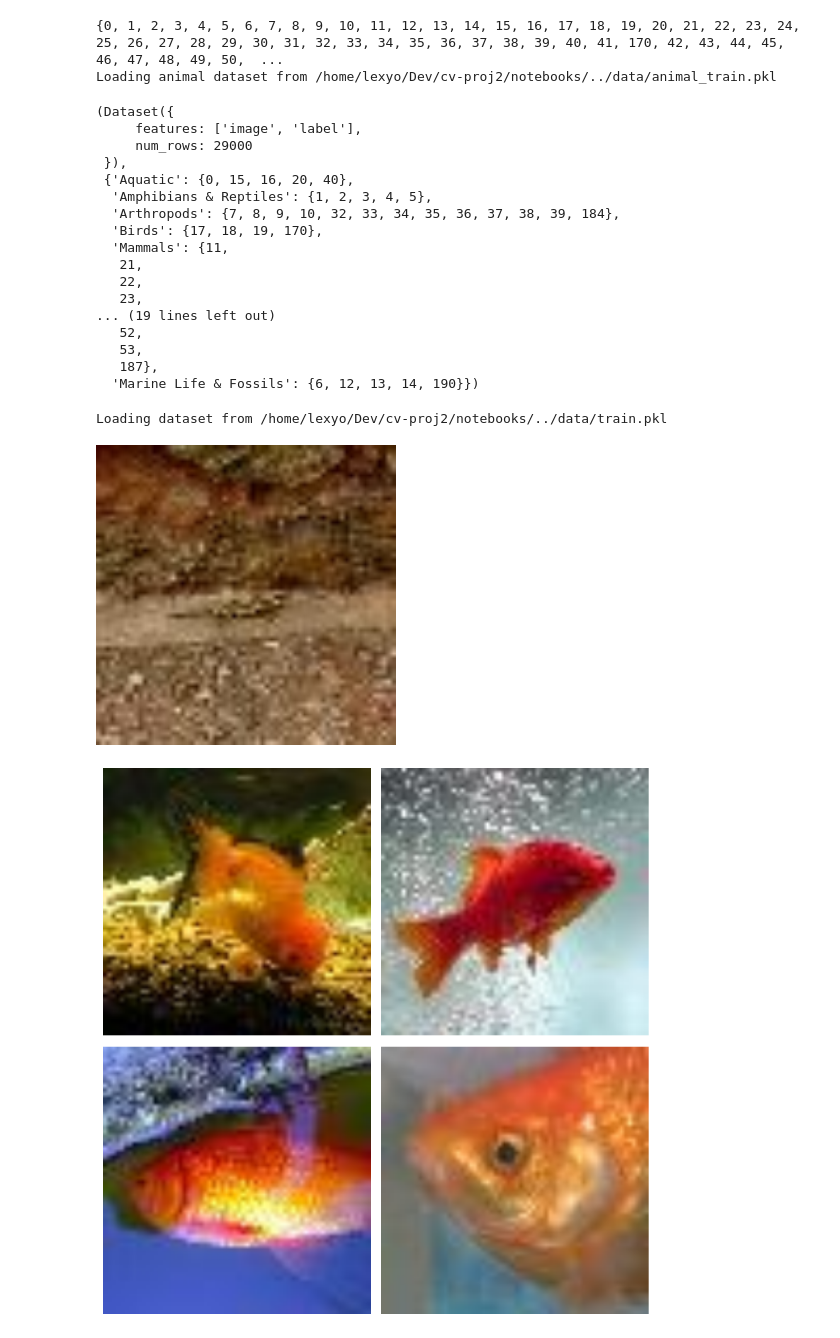
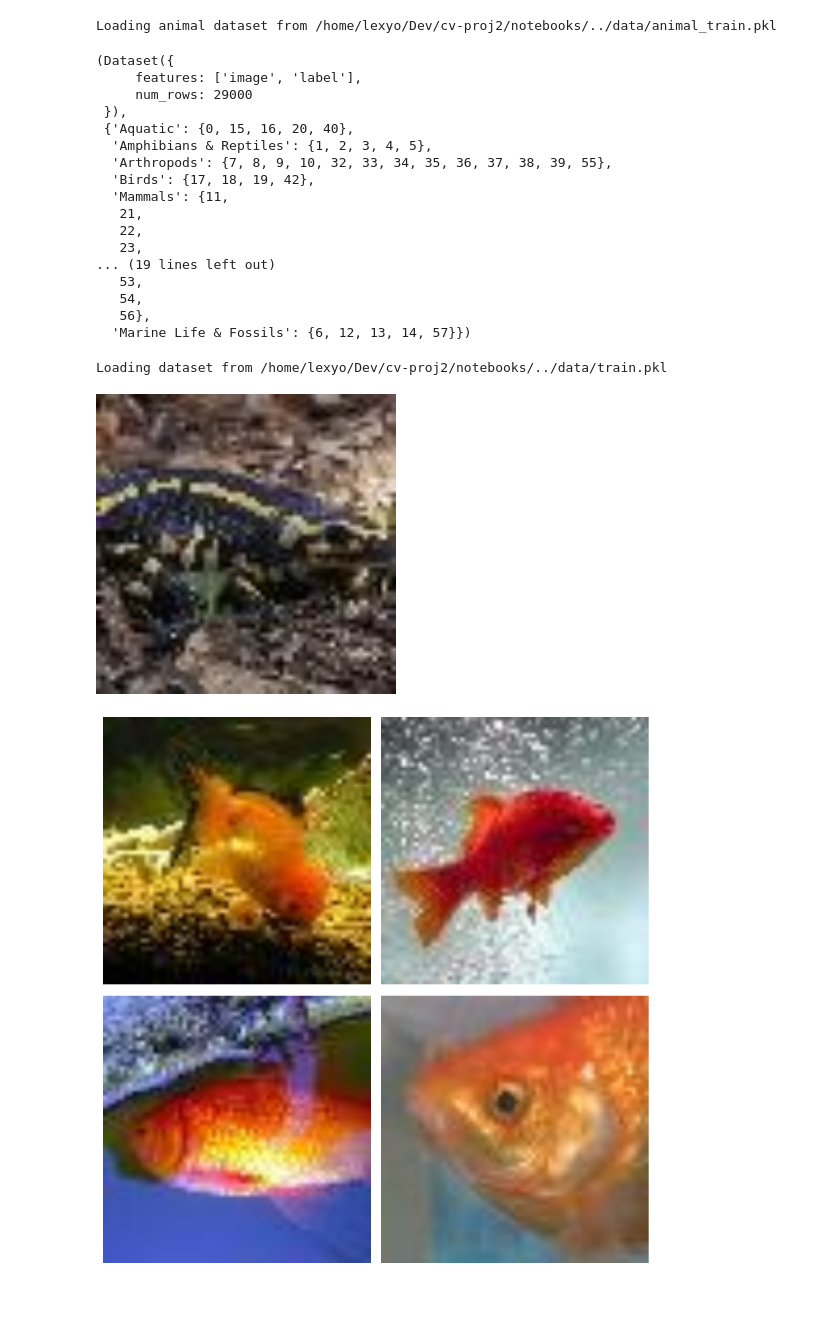
Before and after one commit to Alessio-Olivieri/cv-proj2, a Jupyter notebook: notebooks/define_task.ipynb, the cells around one changed output. Drawn from its saved outputs; the diff is of its cells as text; code cells hidden in the pictures; blank space fills up the shorter version.

```diff
--- a/notebooks/define_task.ipynb
+++ b/notebooks/define_task.ipynb
@@ -12,10 +12,9 @@ Matplotlib created a temporary cache directory at /tmp/matplotlib-f0ncolxv becau
 # %%
 import importlib
 importlib.reload(dataset)
-animal_dataset = dataset.load_animal_dataset("train")
+animal_dataset = dataset.load_animal_dataset("train", transform=None)
 animal_dataset
 # %% [output]
-{0, 1, 2, 3, 4, 5, 6, 7, 8, 9, 10, 11, 12, 13, 14, 15, 16, 17, 18, 19, 20, 21, 22, 23, 24, 25, 26, 27, 28, 29, 30, 31, 32, 33, 34, 35, 36, 37, 38, 39, 40, 41, 170, 42, 43, 44, 45, 46, 47, 48, 49, 50,  ...
 Loading animal dataset from /home/lexyo/Dev/cv-proj2/notebooks/../data/animal_train.pkl
 (Dataset({
      features: ['image', 'label'],
@@ -23,24 +22,24 @@ Loading animal dataset from /home/lexyo/Dev/cv-proj2/notebooks/../data/animal_tr
  }),
  {'Aquatic': {0, 15, 16, 20, 40},
   'Amphibians & Reptiles': {1, 2, 3, 4, 5},
-  'Arthropods': {7, 8, 9, 10, 32, 33, 34, 35, 36, 37, 38, 39, 184},
-  'Birds': {17, 18, 19, 170},
+  'Arthropods': {7, 8, 9, 10, 32, 33, 34, 35, 36, 37, 38, 39, 55},
+  'Birds': {17, 18, 19, 42},
   'Mammals': {11,
    21,
    22,
    23,
 ... (19 lines left out)
-   52,
    53,
-   187},
-  'Marine Life & Fossils': {6, 12, 13, 14, 190}})
+   54,
+   56},
+  'Marine Life & Fossils': {6, 12, 13, 14, 57}})
 # %%
 visualize = v2.Compose([v2.ToPILImage(), v2.Resize((300,300), antialias=False)])
 image_per_class = dataset.load("train", tiny = True, start=1, stop=5)
-visualize(image_per_class[4])["image"]
+visualize(image_per_class[6])["image"]
 # %% [output]
 Loading dataset from /home/lexyo/Dev/cv-proj2/notebooks/../data/train.pkl
-[figure, old version]
+[figure, new version]
 # %%
 fig, axes = plt.subplots(2, 2, figsize=(8, 8))  # Adjust figsize as needed
 
```
Also changed, not shown: parts of 1 cell of this notebook, 5 other files.
